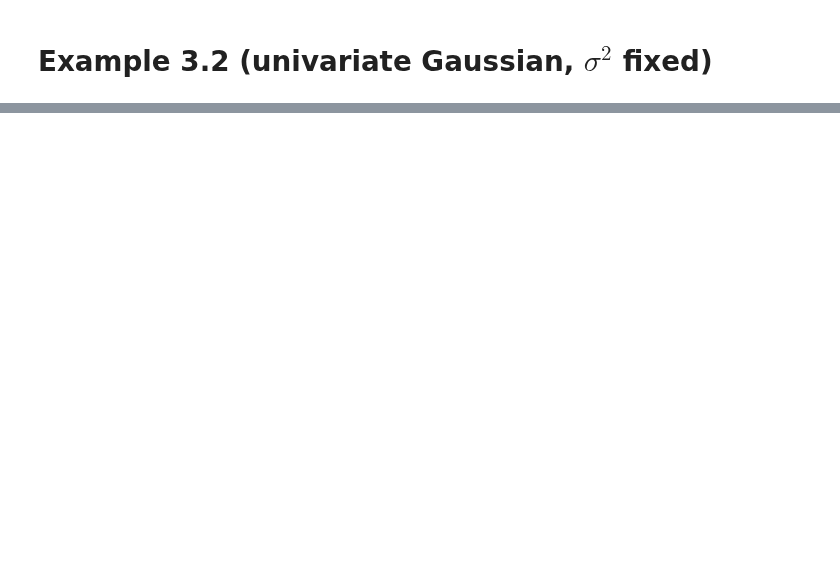
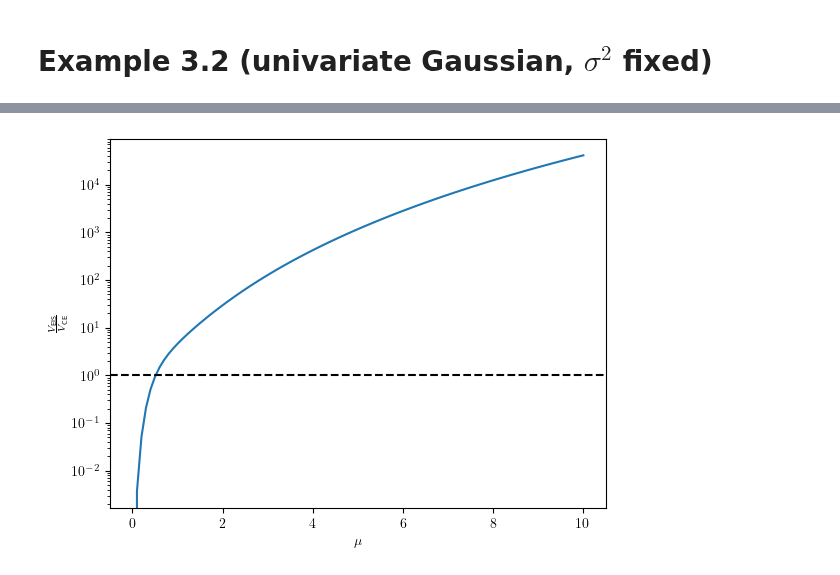
Before and after one commit to stefanheyder/dissertation, a Jupyter notebook: code/03_state_space_models.ipynb, the cells around one changed output, grey strips where cells are left out. Saved outputs shown, nothing was run; the diff lists cells and outputs as text; code cells hidden in the pictures; blank space fills up the shorter version.

```diff
--- a/code/03_state_space_models.ipynb
+++ b/code/03_state_space_models.ipynb
@@ -163,0 +200,16 @@ def ess(P, G, N, key):
+# %%
+# EIS
+logp = -1/2 * X**2/tau**2
+CovT_logp = E((T - ET)*(logp - E(logp)))
+show("\\text{Cov}(T, \\log p)", CovT_logp)
+psi_eis = 1/Cov_T * CovT_logp#- 1/(2 * (tau**2 + 2*mu**2))
+show("\\psi_{\\text{EIS}}", psi_eis)
+a = (-1/2/tau**2 - psi_eis)
+integral = E((X-mu)** 4 * (X**2 - tau**2)**2)
+M_eis = a ** 2 * integral
+nu = 3 * tau ** 4
+cov_t = nu - tau ** 4 + 4 * tau **2 * mu **2
+B_eis = 1/cov_t
+
+V_eis = B_eis * M_eis * B_eis
+show("V_{\\text{EIS}}", V_eis.simplify())
@@ -163,0 +220,15 @@ def ess(P, G, N, key):
+# %%
+V_eis_fun = lambdify((mu, tau), V_eis, "jax")
+V_ce_fun = lambdify((mu, tau), V_ce, "jax")
+
+mus = jnp.linspace(0, 10, 101)
+veis = vmap(V_eis_fun, (0, None))(mus, 1.)
+vce = vmap(V_ce_fun, (0, None))(mus, 1.)
+plt.plot(mus, veis/vce)
+plt.axhline(1., color="black", linestyle="--")
+plt.ylabel("$\\frac{V_{\\text{EIS}}}{V_{\\text{CE}}}$")
+plt.xlabel("$\\mu$")
+plt.yscale("log")
+plt.show()
+# %% [output]
+[figure, added]
```
Also changed, not shown: parts of 10 cells of this notebook, 4 other files.
